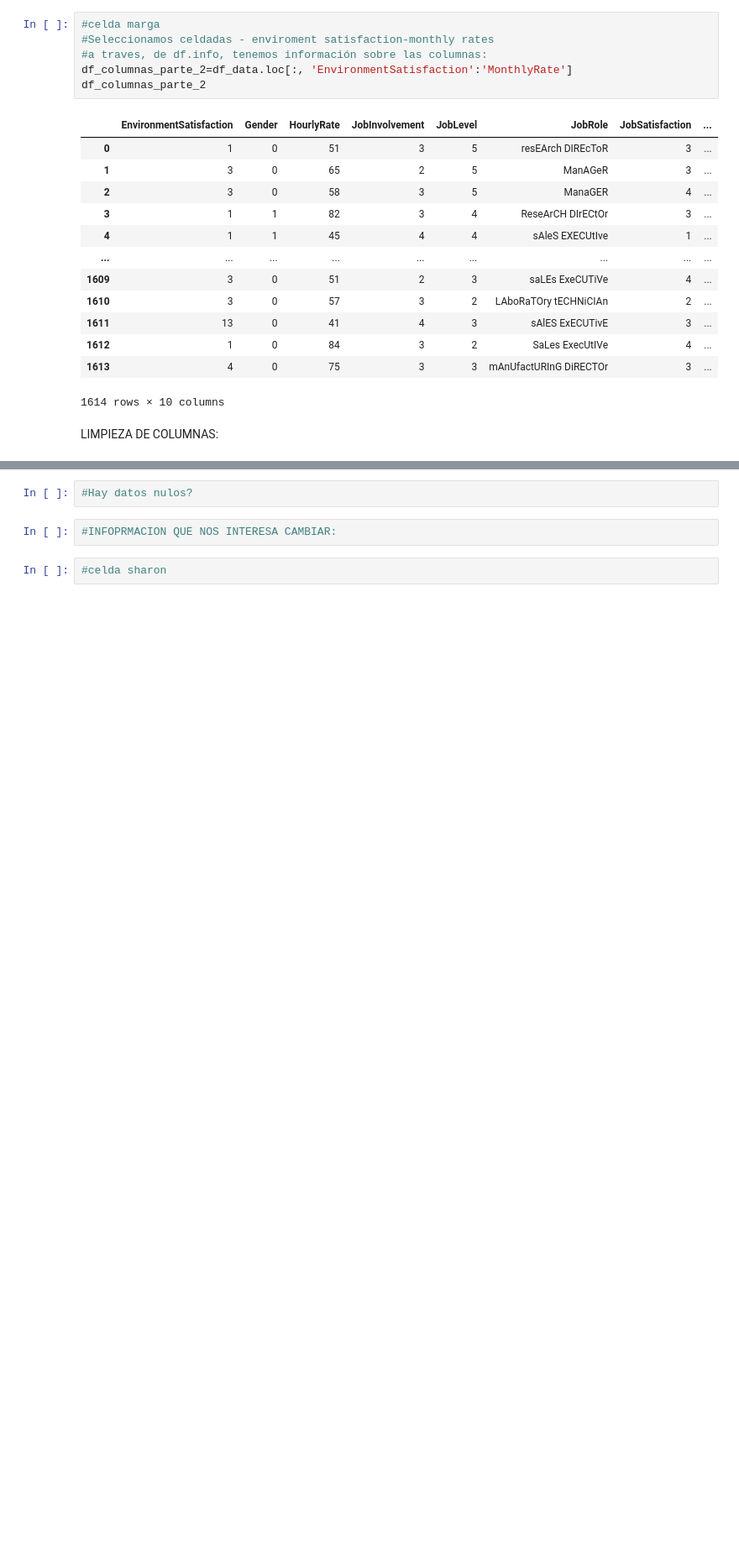
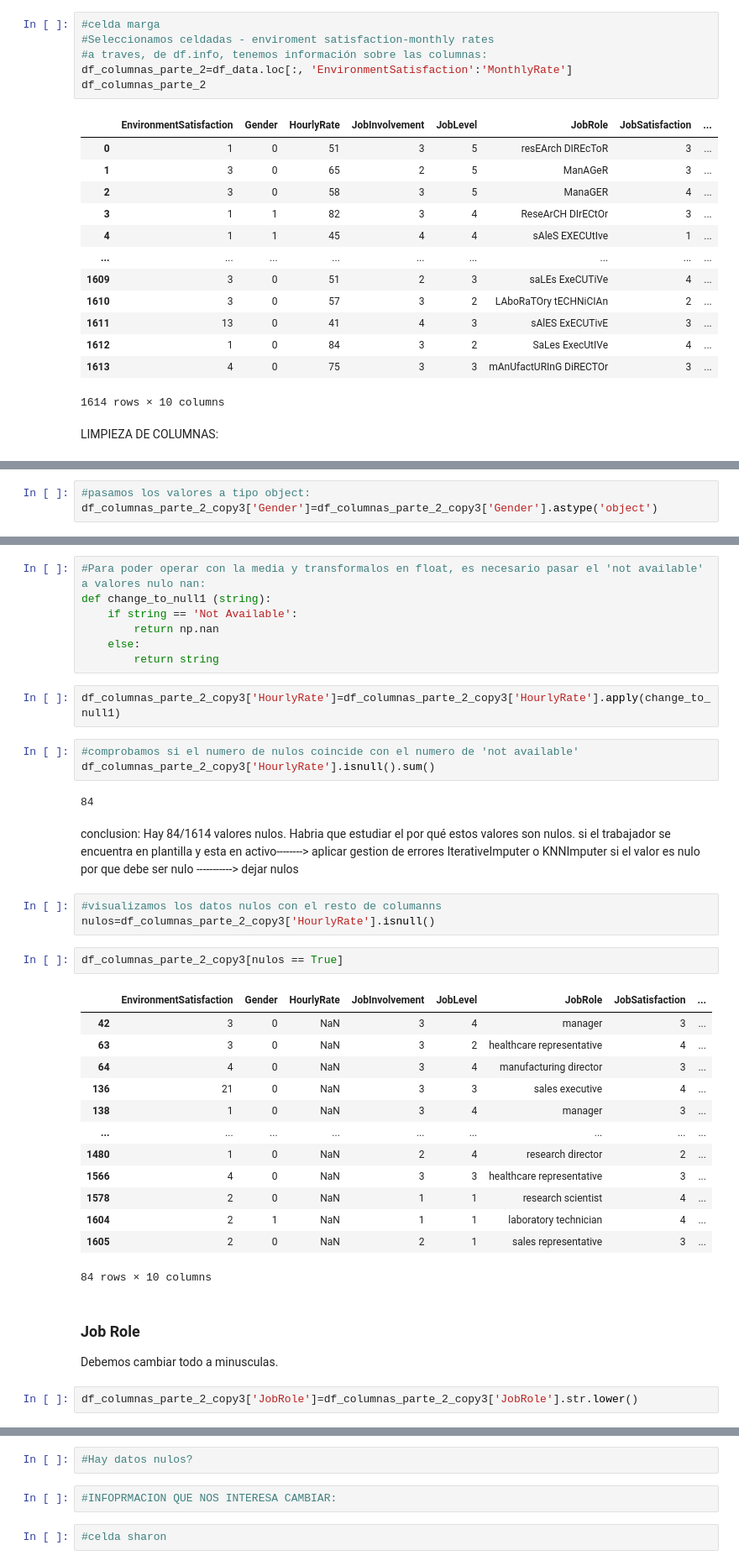
Before and after one commit to s-armeni/proyecto-da-promo-H-modulo-3-team-3-DataMinds, a Jupyter notebook: Codigo_principal.ipynb, the cells around one changed output, grey strips where cells are left out. Shown: that part at 84% size. Drawn from its saved outputs; the diff is of its cells as text; blank space fills up the shorter version.

```diff
--- a/Codigo_principal.ipynb
+++ b/Codigo_principal.ipynb
@@ -81,0 +298,3 @@ LIMPIEZA DE COLUMNAS:
+# %%
+#pasamos los valores a tipo object:
+df_columnas_parte_2_copy3['Gender']=df_columnas_parte_2_copy3['Gender'].astype('object')
@@ -81,0 +337,43 @@ LIMPIEZA DE COLUMNAS:
+# %%
+#Para poder operar con la media y transformalos en float, es necesario pasar el 'not available' a valores nulo nan:
+def change_to_null1 (string):
+    if string == 'Not Available':
+        return np.nan
+    else:
+        return string
+# %%
+df_columnas_parte_2_copy3['HourlyRate']=df_columnas_parte_2_copy3['HourlyRate'].apply(change_to_null1)
+# %%
+#comprobamos si el numero de nulos coincide con el numero de 'not available'
+df_columnas_parte_2_copy3['HourlyRate'].isnull().sum()
+# %% [output]
+84
+# %% [markdown]
+conclusion:
+Hay 84/1614 valores nulos.
+Habria que estudiar el por qué estos valores son nulos. si el trabajador se encuentra en plantilla y esta en activo--------> aplicar gestion de errores IterativeImputer o KNNImputer
+si el valor es nulo por que debe ser nulo -----------> dejar nulos
+# %%
+#visualizamos los datos nulos con el resto de columanns
+nulos=df_columnas_parte_2_copy3['HourlyRate'].isnull()
+# %%
+df_columnas_parte_2_copy3[nulos == True]
+# %% [output]
+|  | EnvironmentSatisfaction | Gender | HourlyRate | JobInvolvement | JobLevel | JobRole | JobSatisfaction | ... |
+| 42 | 3 | 0 | NaN | 3 | 4 | manager | 3 | ... |
+| 63 | 3 | 0 | NaN | 3 | 2 | healthcare representative | 4 | ... |
+| 64 | 4 | 0 | NaN | 3 | 4 | manufacturing director | 3 | ... |
+| 136 | 21 | 0 | NaN | 3 | 3 | sales executive | 4 | ... |
+| 138 | 1 | 0 | NaN | 3 | 4 | manager | 3 | ... |
+| ... | ... | ... | ... | ... | ... | ... | ... | ... |
+| 1480 | 1 | 0 | NaN | 2 | 4 | research director | 2 | ... |
+| 1566 | 4 | 0 | NaN | 3 | 3 | healthcare representative | 3 | ... |
+| 1578 | 2 | 0 | NaN | 1 | 1 | research scientist | 4 | ... |
+| 1604 | 2 | 1 | NaN | 1 | 1 | laboratory technician | 4 | ... |
+| 1605 | 2 | 0 | NaN | 2 | 1 | sales representative | 3 | ... |
+84 rows × 10 columns
+# %% [markdown]
+### Job Role
+Debemos cambiar todo a minusculas.
+# %%
+df_columnas_parte_2_copy3['JobRole']=df_columnas_parte_2_copy3['JobRole'].str.lower()
```
Also changed, not shown: parts of 47 cells of this notebook.
